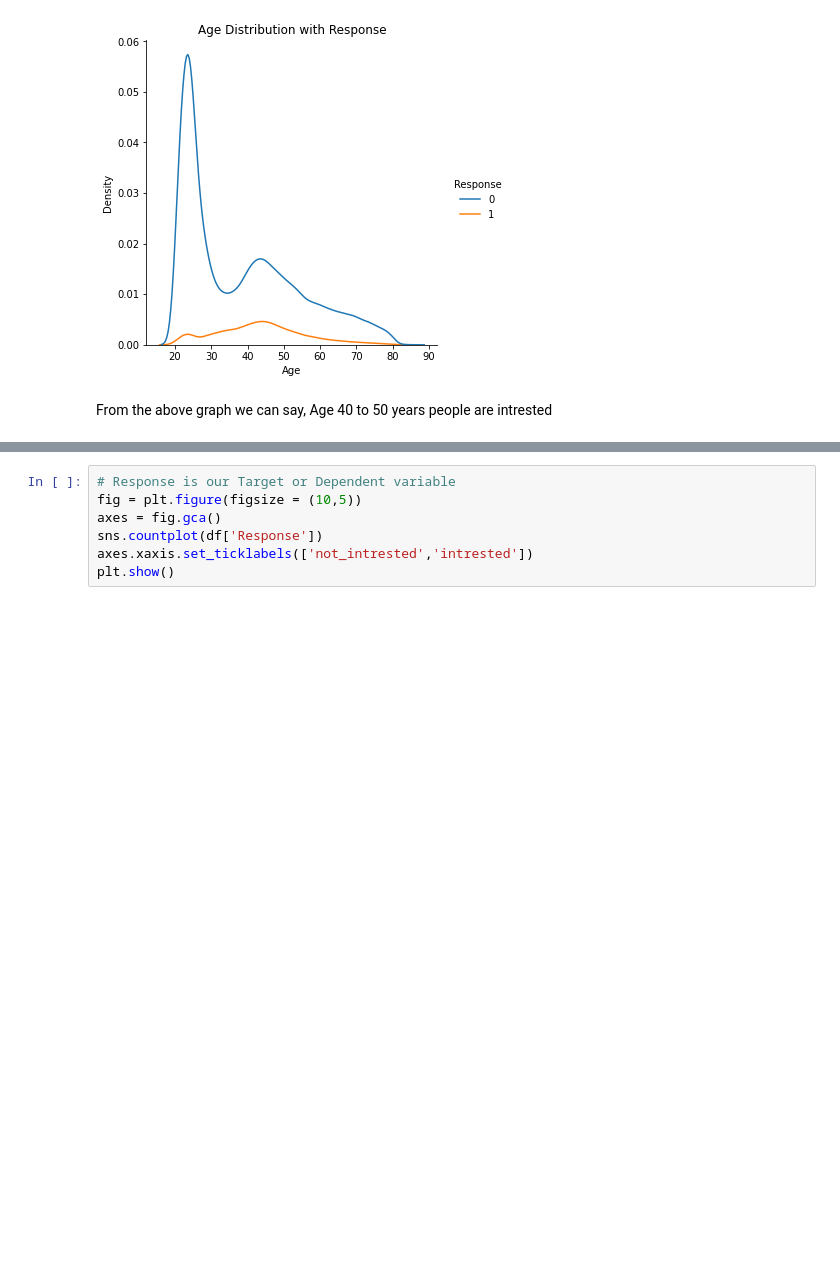
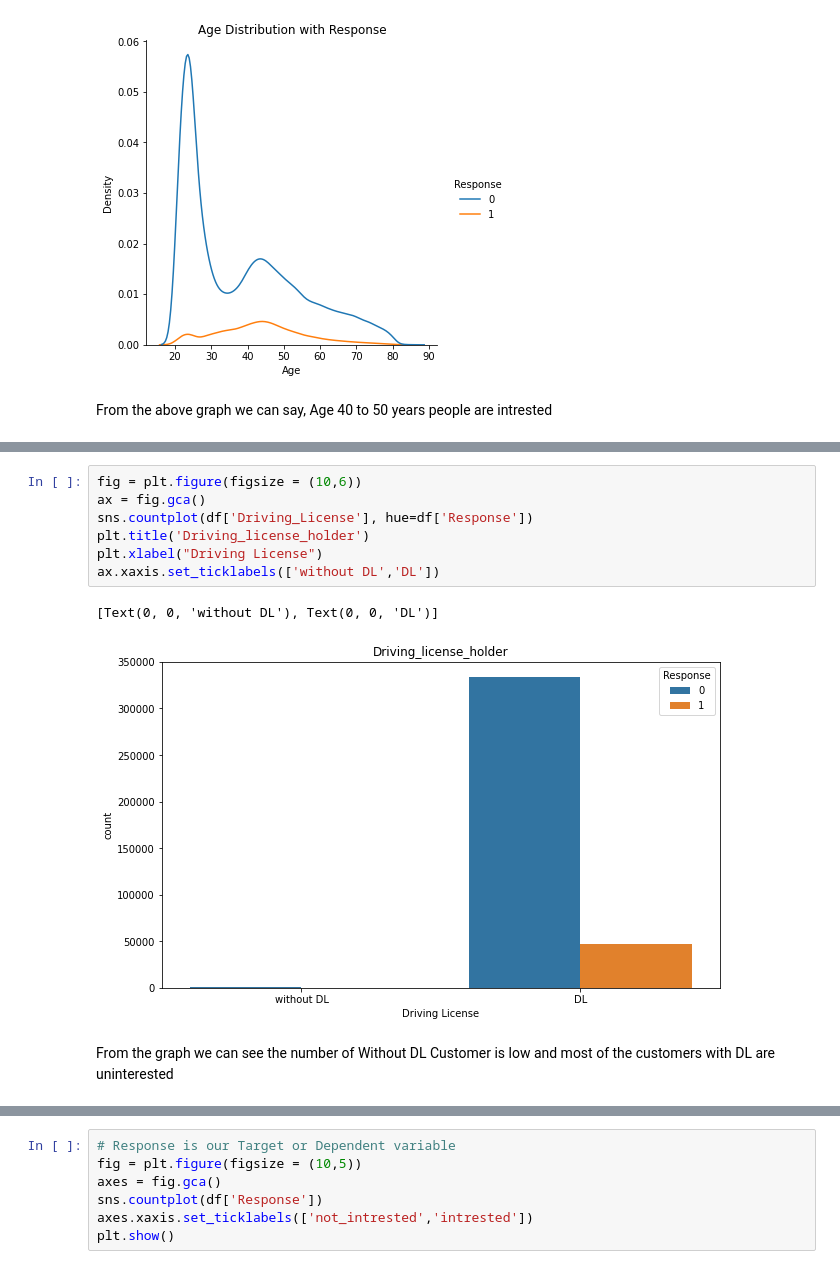
Before and after one commit to Zeeshan2012/HEALTH-INSURANCE-CROSS-SELL-PREDICTION, a Jupyter notebook: HEALTH_INSURANCE_CROSS_SELL_PREDICTION.ipynb, the cells around one changed output, grey strips where cells are left out. Cells and saved outputs as stored; diff of their text form; blank space fills up the shorter version.

```diff
--- a/HEALTH_INSURANCE_CROSS_SELL_PREDICTION.ipynb
+++ b/HEALTH_INSURANCE_CROSS_SELL_PREDICTION.ipynb
@@ -185,0 +204,12 @@ From the above graph we can say, Age 40 to 50 years people are intrested
+# %%
+fig = plt.figure(figsize = (10,6))
+ax = fig.gca()
+sns.countplot(df['Driving_License'], hue=df['Response'])
+plt.title('Driving_license_holder')
+plt.xlabel("Driving License")
+ax.xaxis.set_ticklabels(['without DL','DL'])
+# %% [output]
+[Text(0, 0, 'without DL'), Text(0, 0, 'DL')]
+[figure, added]
+# %% [markdown]
+From the graph we can see the number of Without DL Customer is low and most of the customers with DL are uninterested
```
Also changed, not shown: parts of 23 cells of this notebook.
